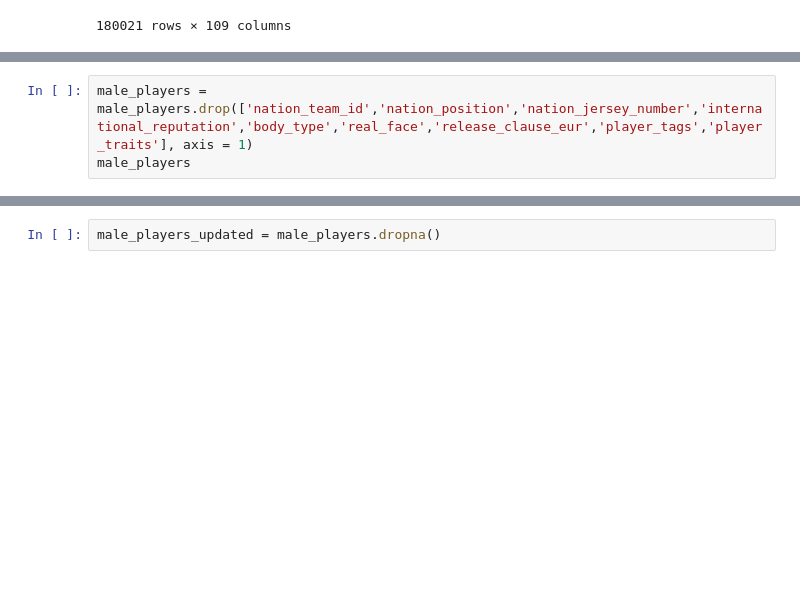
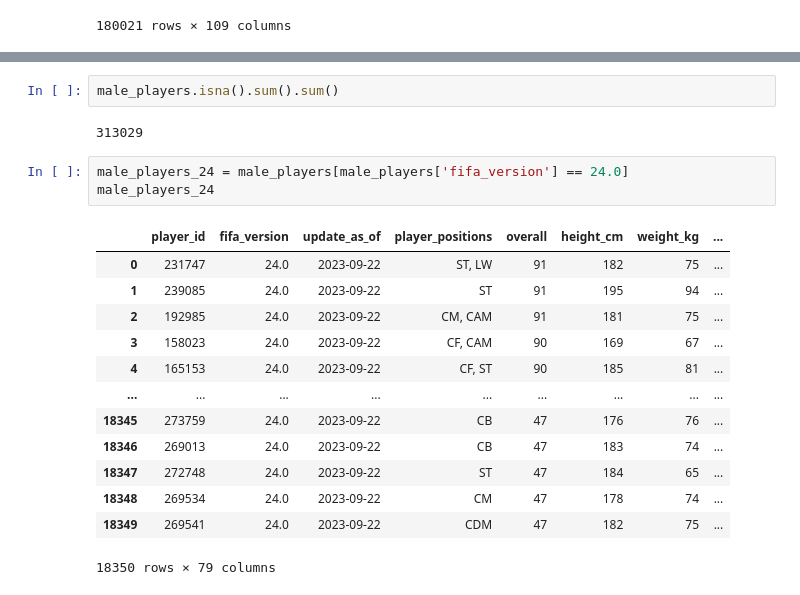
Before and after one commit to kavingraj/Clustering-Model-on-Fifa-Data, a Jupyter notebook: scratch.ipynb, the cells around one changed output, grey strips where cells are left out. Saved outputs shown, nothing was run; the diff lists cells and outputs as text; blank space fills up the shorter version.

```diff
--- a/scratch.ipynb
+++ b/scratch.ipynb
@@ -39,3 +37,0 @@ male_players
-# %%
-male_players = male_players.drop(['nation_team_id','nation_position','nation_jersey_number','international_reputation','body_type','real_face','release_clause_eur','player_tags','player_traits'], axis = 1)
-male_players
@@ -56,2 +38,21 @@ male_players
-# %%
-male_players_updated = male_players.dropna()
+# %%
+male_players.isna().sum().sum()
+# %% [output]
+313029
+# %%
+male_players_24 = male_players[male_players['fifa_version'] == 24.0]
+male_players_24
+# %% [output]
+|  | player_id | fifa_version | update_as_of | player_positions | overall | height_cm | weight_kg | ... |
+| 0 | 231747 | 24.0 | 2023-09-22 | ST, LW | 91 | 182 | 75 | ... |
+| 1 | 239085 | 24.0 | 2023-09-22 | ST | 91 | 195 | 94 | ... |
+| 2 | 192985 | 24.0 | 2023-09-22 | CM, CAM | 91 | 181 | 75 | ... |
+| 3 | 158023 | 24.0 | 2023-09-22 | CF, CAM | 90 | 169 | 67 | ... |
+| 4 | 165153 | 24.0 | 2023-09-22 | CF, ST | 90 | 185 | 81 | ... |
+| ... | ... | ... | ... | ... | ... | ... | ... | ... |
+| 18345 | 273759 | 24.0 | 2023-09-22 | CB | 47 | 176 | 76 | ... |
+| 18346 | 269013 | 24.0 | 2023-09-22 | CB | 47 | 183 | 74 | ... |
+| 18347 | 272748 | 24.0 | 2023-09-22 | ST | 47 | 184 | 65 | ... |
+| 18348 | 269534 | 24.0 | 2023-09-22 | CM | 47 | 178 | 74 | ... |
+| 18349 | 269541 | 24.0 | 2023-09-22 | CDM | 47 | 182 | 75 | ... |
+18350 rows × 79 columns
```
Also changed, not shown: parts of 2 cells of this notebook.
